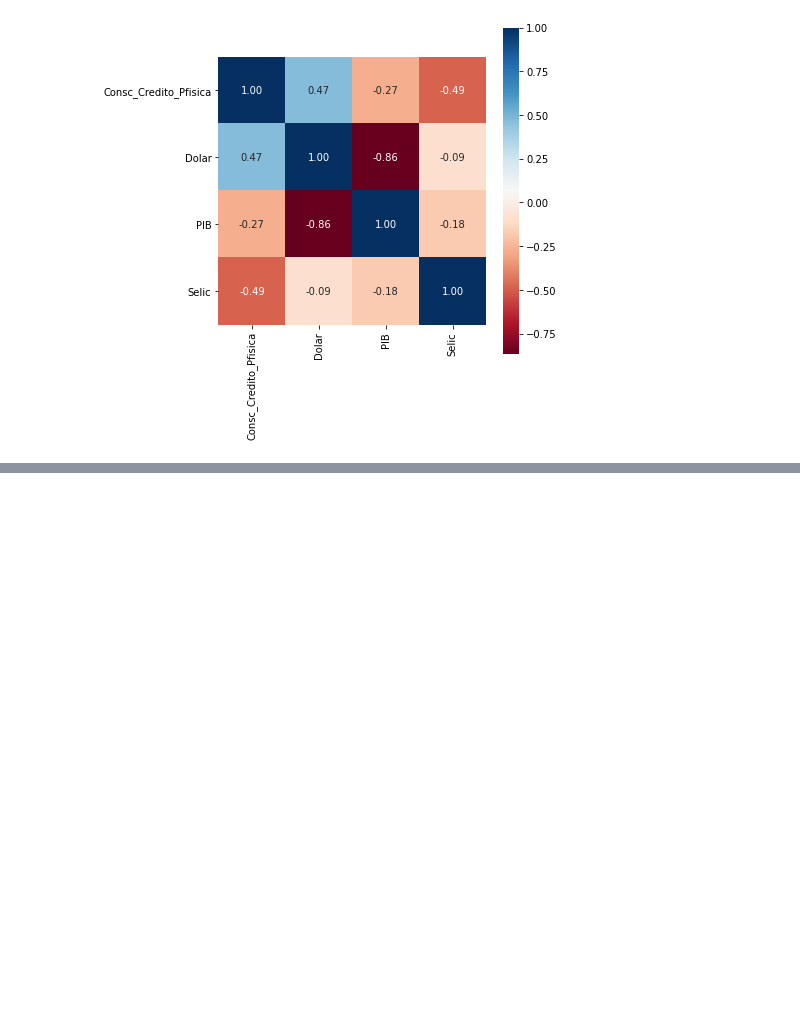
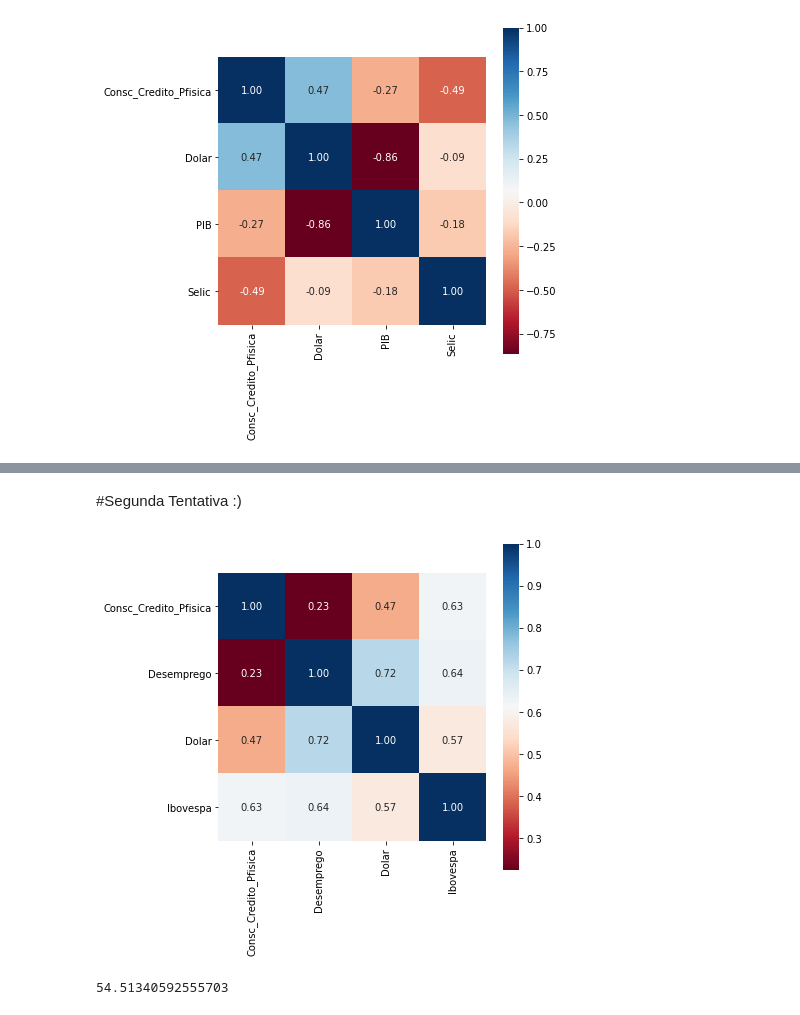
Before and after one commit to GabrielTrentino/TCC, a Jupyter notebook: TCC_parte03.ipynb, the cells around one changed output, grey strips where cells are left out. Cells and saved outputs as stored; diff of their text form; code cells hidden in the pictures; blank space fills up the shorter version.

```diff
--- a/TCC_parte03.ipynb
+++ b/TCC_parte03.ipynb
@@ -153,0 +148,19 @@ pd.DataFrame([y_pred, y_test])
+# %%
+from sklearn.cross_decomposition import PLSRegression
+from sklearn.metrics import mean_squared_error, r2_score
+from sklearn.model_selection import cross_val_predict
+
+# Define PLS object
+pls = PLSRegression(n_components=5)
+
+# Fit
+pls.fit(df, df_new)
+
+# Cross-validation
+y_cv = cross_val_predict(pls, df, df_new, cv=10)
+
+# Calculate scores
+score = r2_score(df_new, y_cv)
+mse = mean_squared_error(df_new, y_cv)
+y_cv = pd.DataFrame(y_cv)
+y_cv
@@ -188,0 +303,12 @@ sns.heatmap(df[['Consc_Credito_Pfisica', 'Dolar', 'PIB', 'Selic']].corr(), cmap=
+# %% [markdown]
+#Segunda Tentativa :)
+# %%
+fig, ax = plt.subplots(figsize = (6,6))
+
+sns.heatmap(df[['Consc_Credito_Pfisica', 'Desemprego', 'Dolar', 'Ibovespa']].corr(), cmap='RdBu', fmt='.2f', square=True, linecolor='white', annot=True);
+# %% [output]
+[figure, added]
+# %%
+ modelo.coef_[0][0]
+# %% [output]
+54.51340592555703
```
Also changed, not shown: parts of 17 cells of this notebook.
